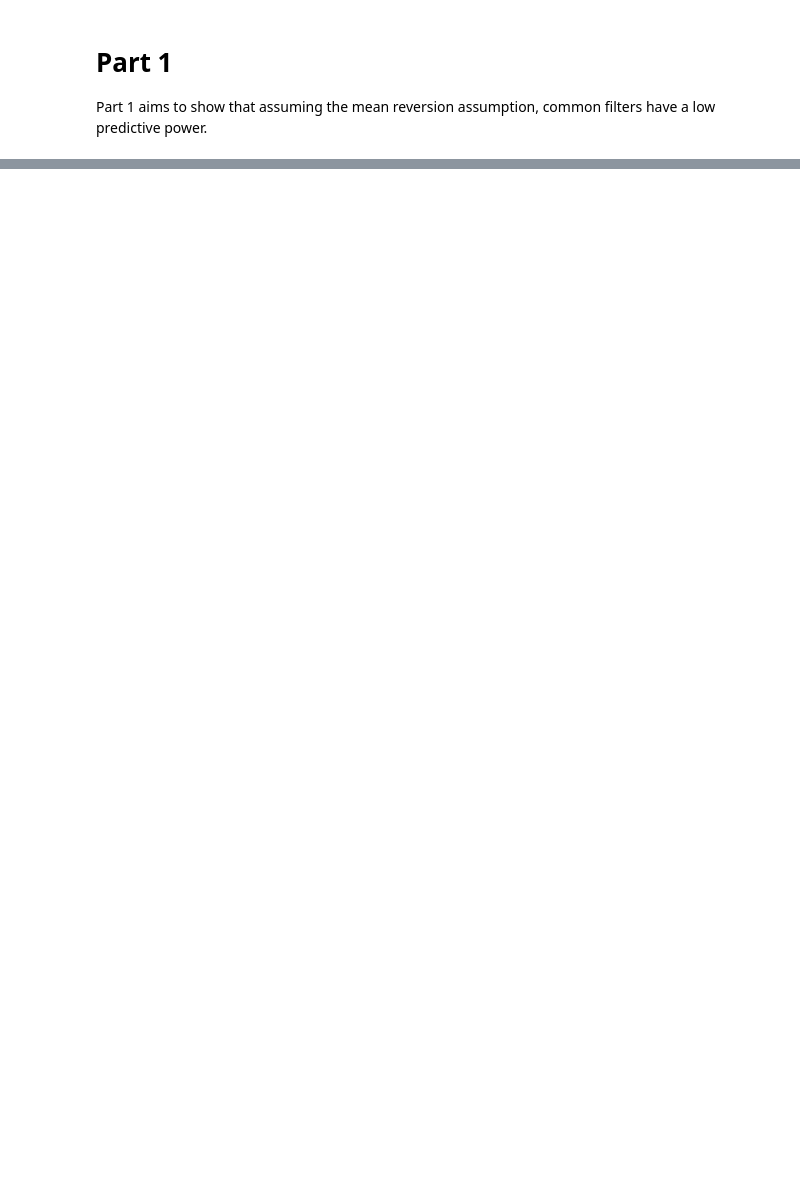
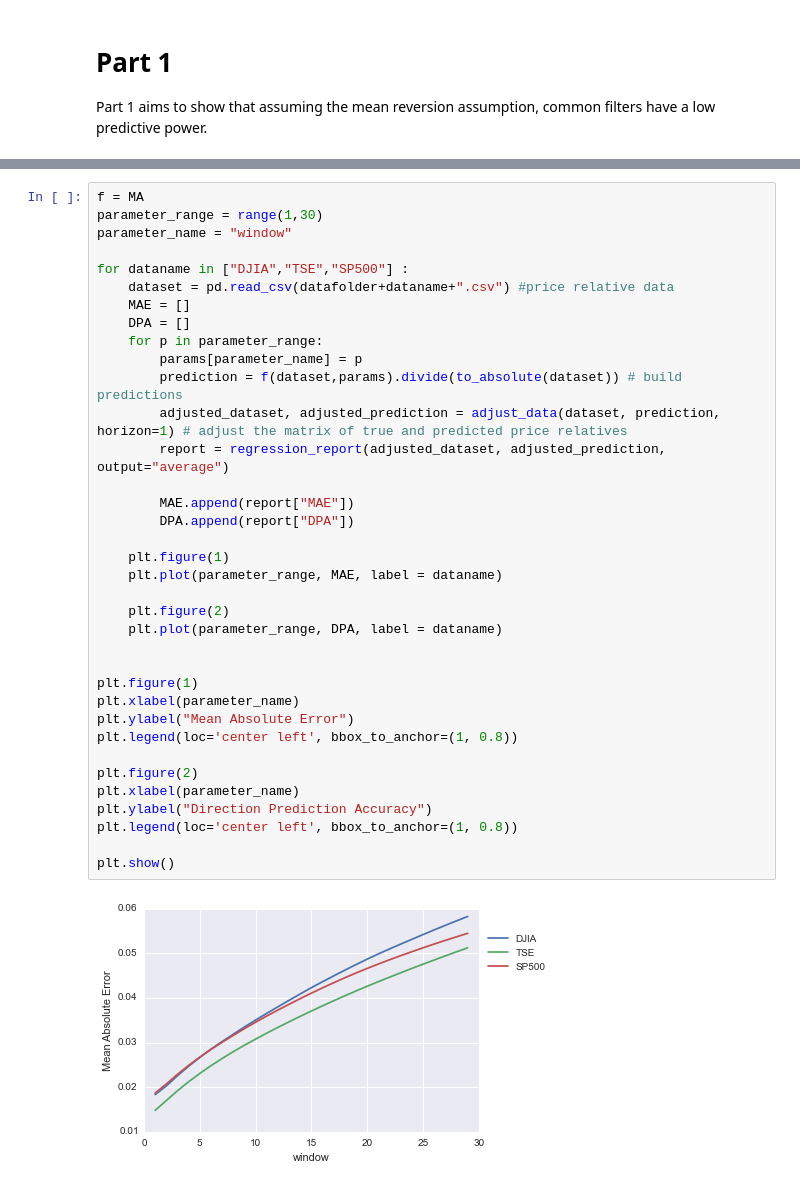
Before and after one commit to charlessutton/OLMAR, a Jupyter notebook: Part1.ipynb, the cells around one changed output, grey strips where cells are left out. Drawn from its saved outputs; the diff is of its cells as text; blank space fills up the shorter version.

```diff
--- a/Part1.ipynb
+++ b/Part1.ipynb
@@ -44,0 +60,38 @@ regression_report(adjusted_dataset, adjusted_prediction, output="all")
+# %%
+f = MA
+parameter_range = range(1,30)
+parameter_name = "window"
+
+for dataname in ["DJIA","TSE","SP500"] :
+    dataset = pd.read_csv(datafolder+dataname+".csv") #price relative data
+    MAE = []
+    DPA = []
+    for p in parameter_range:
+        params[parameter_name] = p
+        prediction = f(dataset,params).divide(to_absolute(dataset)) # build predictions
+        adjusted_dataset, adjusted_prediction = adjust_data(dataset, prediction, horizon=1) # adjust the matrix of true and predicted price relatives
+        report = regression_report(adjusted_dataset, adjusted_prediction, output="average")
+
+        MAE.append(report["MAE"])
+        DPA.append(report["DPA"])
+
+    plt.figure(1)
+    plt.plot(parameter_range, MAE, label = dataname)
+
+    plt.figure(2)
+    plt.plot(parameter_range, DPA, label = dataname)
+
+
+plt.figure(1)
+plt.xlabel(parameter_name)
+plt.ylabel("Mean Absolute Error")
+plt.legend(loc='center left', bbox_to_anchor=(1, 0.8))
+
+plt.figure(2)
+plt.xlabel(parameter_name)
+plt.ylabel("Direction Prediction Accuracy")
+plt.legend(loc='center left', bbox_to_anchor=(1, 0.8))
+
+plt.show()
+# %% [output]
+[figure, added]
```
Also changed, not shown: parts of 10 cells of this notebook, 1 other file.
